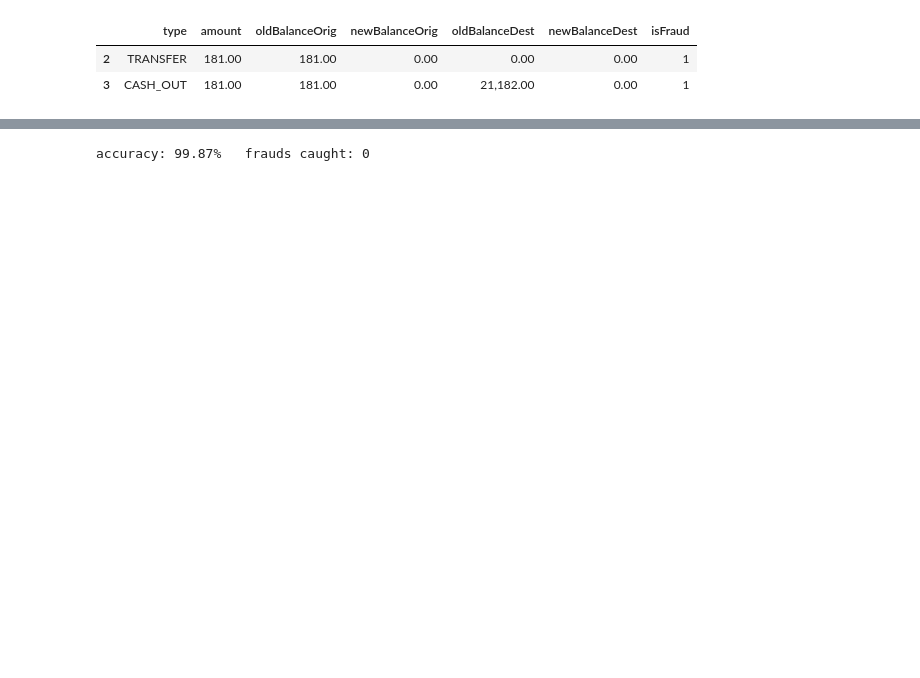
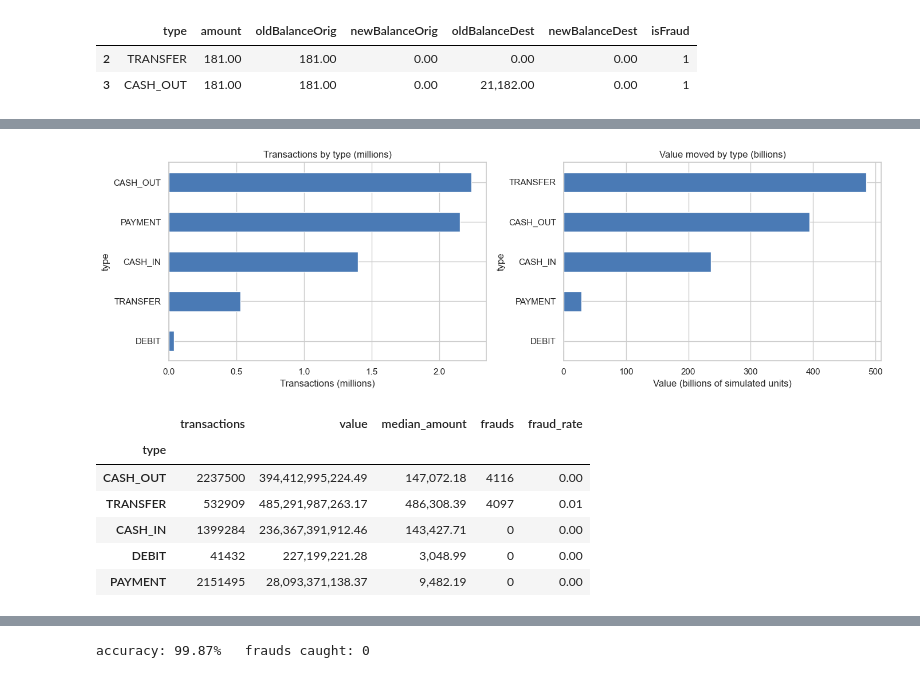
Before and after one commit to alvenyuka/Fraud-Detection-System, a Jupyter notebook: Fraud_Detection_System.ipynb, the cells around one changed output, grey strips where cells are left out. Cells and saved outputs as stored; diff of their text form; code cells hidden in the pictures; blank space fills up the shorter version.

```diff
--- a/Fraud_Detection_System.ipynb
+++ b/Fraud_Detection_System.ipynb
@@ -38,16 +41,29 @@ We load the libraries once, here. The settings cell after it holds everything yo
 # %%
 import os
+import time
 import warnings
-from pathlib import Path
 
 import matplotlib.pyplot as plt
 import numpy as np
 import pandas as pd
 import seaborn as sns
 from sklearn.metrics import (average_precision_score, confusion_matrix, precision_recall_curve,
-                             roc_auc_score)
+                             roc_auc_score, roc_curve)
 
 warnings.filterwarnings("ignore", category=FutureWarning)
 warnings.filterwarnings("ignore", category=UserWarning)
+
+RUN_STARTED = time.time()   # used for the runtime in the results file
+SEED = 42                   # one seed, so every run gives the same numbers
+SPLIT_STEP = 490            # train on hours 1 to 490, test on hours 491 to 743 (section 5)
+COST_RATIO = 10             # a missed fraud costs as much as 10 false alarms (section 9)
+N_JOBS = 1                  # threads for the boosted models; more threads use more memory, results are the same
+RF_JOBS = 4                 # random forests share one copy of the data, so extra threads are cheap
+
+np.random.seed(SEED)
 pd.options.display.float_format = "{:,.2f}".format
+sns.set_theme(style="whitegrid", context="notebook")
 plt.rcParams["figure.figsize"] = (10, 5)
+os.makedirs("figs", exist_ok=True)
+os.makedirs("outputs", exist_ok=True)
+print("Setup OK. pandas:", pd.__version__, "| numpy:", np.__version__)
@@ -94,0 +82,7 @@ df.head()
+# %%
+df = pd.read_csv("data/PS_20174392719_1491204439457_log.csv")
+
+df = df.rename(columns={"oldbalanceOrg": "oldBalanceOrig", "newbalanceOrig": "newBalanceOrig",
+                        "oldbalanceDest": "oldBalanceDest", "newbalanceDest": "newBalanceDest"})
+print(f"{len(df):,} transactions, {df.shape[1]} columns, {df.memory_usage(deep=True).sum() / 1e9:.2f} GB in memory")
+df.head()
@@ -131,0 +167,25 @@ observation into something a model can use.
+# %%
+by_type = df.groupby("type").agg(transactions=("amount", "size"), value=("amount", "sum"),
+                                 median_amount=("amount", "median"), frauds=("isFraud", "sum"))
+by_type["fraud_rate"] = by_type["frauds"] / by_type["transactions"]
+
+fig, axes = plt.subplots(1, 2, figsize=(14, 4.5))
+(by_type["transactions"] / 1e6).sort_values().plot(kind="barh", ax=axes[0], color="#4a7ab5")
+axes[0].set_title("Transactions by type (millions)")
+axes[0].set_xlabel("Transactions (millions)")
+(by_type["value"] / 1e9).sort_values().plot(kind="barh", ax=axes[1], color="#4a7ab5")
+axes[1].set_title("Value moved by type (billions)")
+axes[1].set_xlabel("Value (billions of simulated units)")
+plt.tight_layout()
+plt.savefig("figs/transactions_by_type.png", dpi=150, bbox_inches="tight")
+plt.show()
+by_type.sort_values("frauds", ascending=False)
+# %% [output]
+[figure, added]
+|  | transactions | value | median_amount | frauds | fraud_rate |
+| type |  |  |  |  |  |
+| CASH_OUT | 2237500 | 394,412,995,224.49 | 147,072.18 | 4116 | 0.00 |
+| TRANSFER | 532909 | 485,291,987,263.17 | 486,308.39 | 4097 | 0.01 |
+| CASH_IN | 1399284 | 236,367,391,912.46 | 143,427.71 | 0 | 0.00 |
+| DEBIT | 41432 | 227,199,221.28 | 3,048.99 | 0 | 0.00 |
+| PAYMENT | 2151495 | 28,093,371,138.37 | 9,482.19 | 0 | 0.00 |
```
Also changed, not shown: parts of 129 cells of this notebook, 17 other files.
